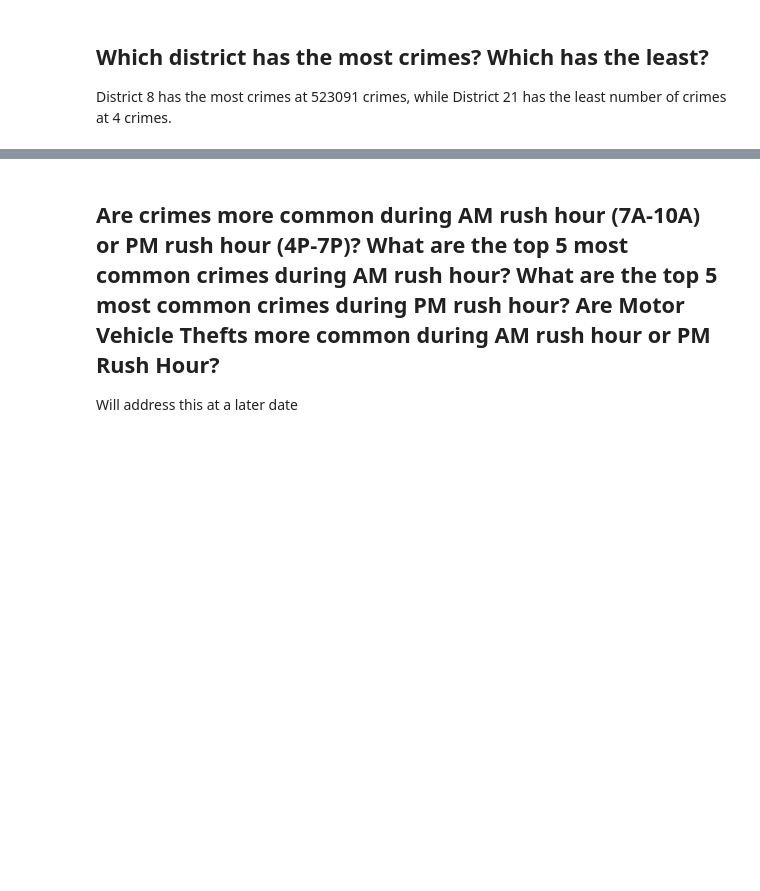
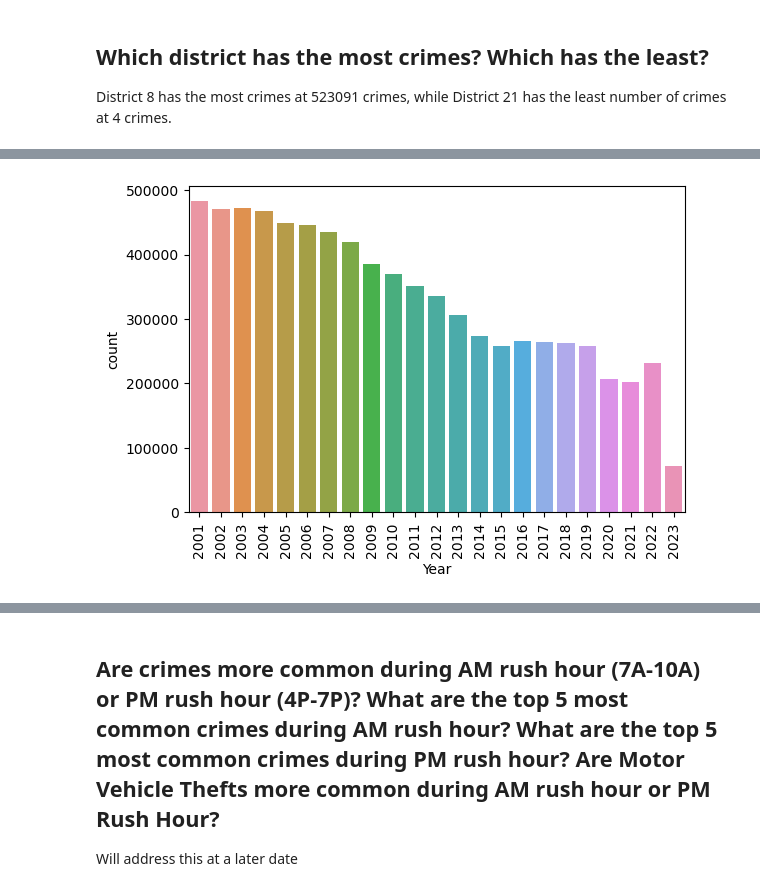
Before and after one commit to JosephPLim/Crime-in-Chicago, a Jupyter notebook: Reporter-Questions.ipynb, the cells around one changed output, grey strips where cells are left out. Drawn from its saved outputs; the diff is of its cells as text; code cells hidden in the pictures; blank space fills up the shorter version.

```diff
--- a/Reporter-Questions.ipynb
+++ b/Reporter-Questions.ipynb
@@ -114,0 +273,3 @@ Name: District, dtype: int64
+# %%
+crime_trends = df.copy()
+crime_trends["Year"] = df.index.year
@@ -114,0 +280,6 @@ Name: District, dtype: int64
+# %%
+ax = sns.countplot(data=crime_trends, x='Year')
+fig = ax.get_figure()
+fig.autofmt_xdate(rotation = 90, ha = "center")
+# %% [output]
+[figure, added]
```
Also changed, not shown: parts of 30 cells of this notebook.
